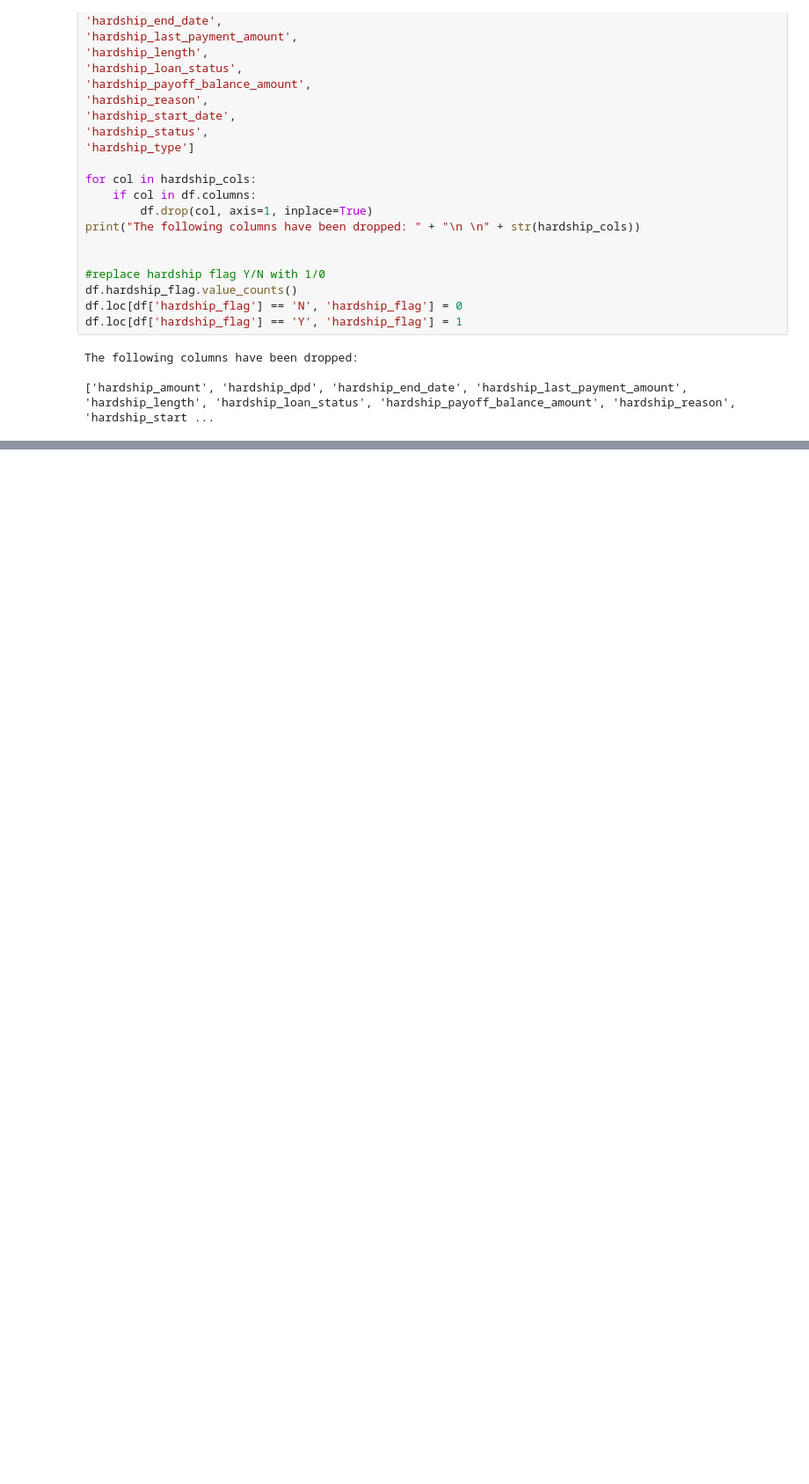
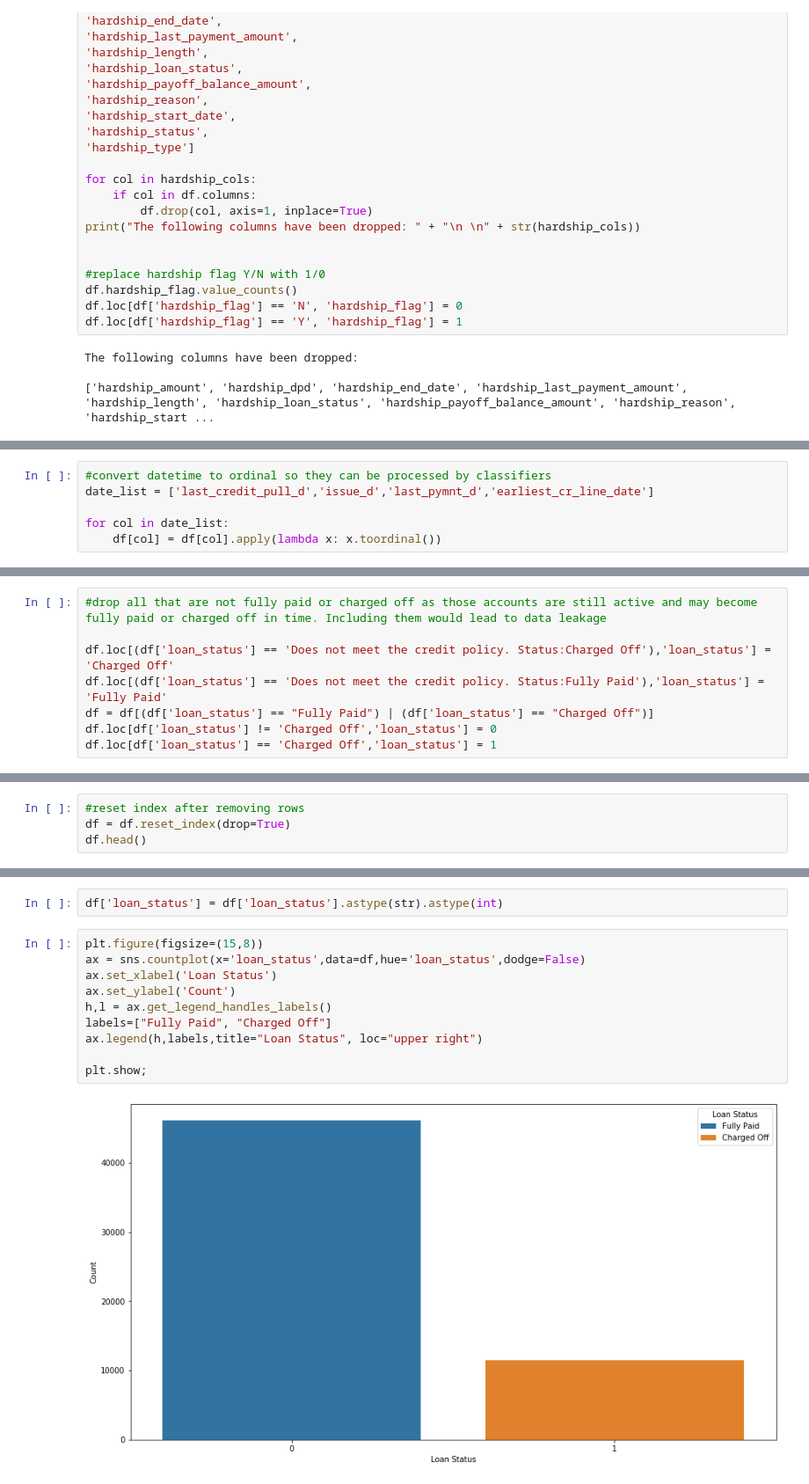
Before and after one commit to joekryan/loan_data_project, a Jupyter notebook: main.ipynb, the cells around one changed output, grey strips where cells are left out. Shown at 88% size. Saved outputs shown, nothing was run; the diff lists cells and outputs as text; blank space fills up the shorter version.

```diff
--- a/main.ipynb
+++ b/main.ipynb
@@ -186,0 +267,6 @@ The following columns have been dropped:
+# %%
+#convert datetime to ordinal so they can be processed by classifiers
+date_list = ['last_credit_pull_d','issue_d','last_pymnt_d','earliest_cr_line_date']
+
+for col in date_list:
+    df[col] = df[col].apply(lambda x: x.toordinal())
@@ -186,0 +291,8 @@ The following columns have been dropped:
+# %%
+#drop all that are not fully paid or charged off as those accounts are still active and may become fully paid or charged off in time. Including them would lead to data leakage
+
+df.loc[(df['loan_status'] == 'Does not meet the credit policy. Status:Charged Off'),'loan_status'] = 'Charged Off'
+df.loc[(df['loan_status'] == 'Does not meet the credit policy. Status:Fully Paid'),'loan_status'] = 'Fully Paid'
+df = df[(df['loan_status'] == "Fully Paid") | (df['loan_status'] == "Charged Off")]
+df.loc[df['loan_status'] != 'Charged Off','loan_status'] = 0
+df.loc[df['loan_status'] == 'Charged Off','loan_status'] = 1
@@ -186,0 +305,4 @@ The following columns have been dropped:
+# %%
+#reset index after removing rows
+df = df.reset_index(drop=True)
+df.head()
@@ -186,0 +316,14 @@ The following columns have been dropped:
+# %%
+df['loan_status'] = df['loan_status'].astype(str).astype(int)
+# %%
+plt.figure(figsize=(15,8))
+ax = sns.countplot(x='loan_status',data=df,hue='loan_status',dodge=False)
+ax.set_xlabel('Loan Status')
+ax.set_ylabel('Count')
+h,l = ax.get_legend_handles_labels()
+labels=["Fully Paid", "Charged Off"]
+ax.legend(h,labels,title="Loan Status", loc="upper right")
+
+plt.show;
+# %% [output]
+[figure, added]
```
Also changed, not shown: parts of 15 cells of this notebook.
